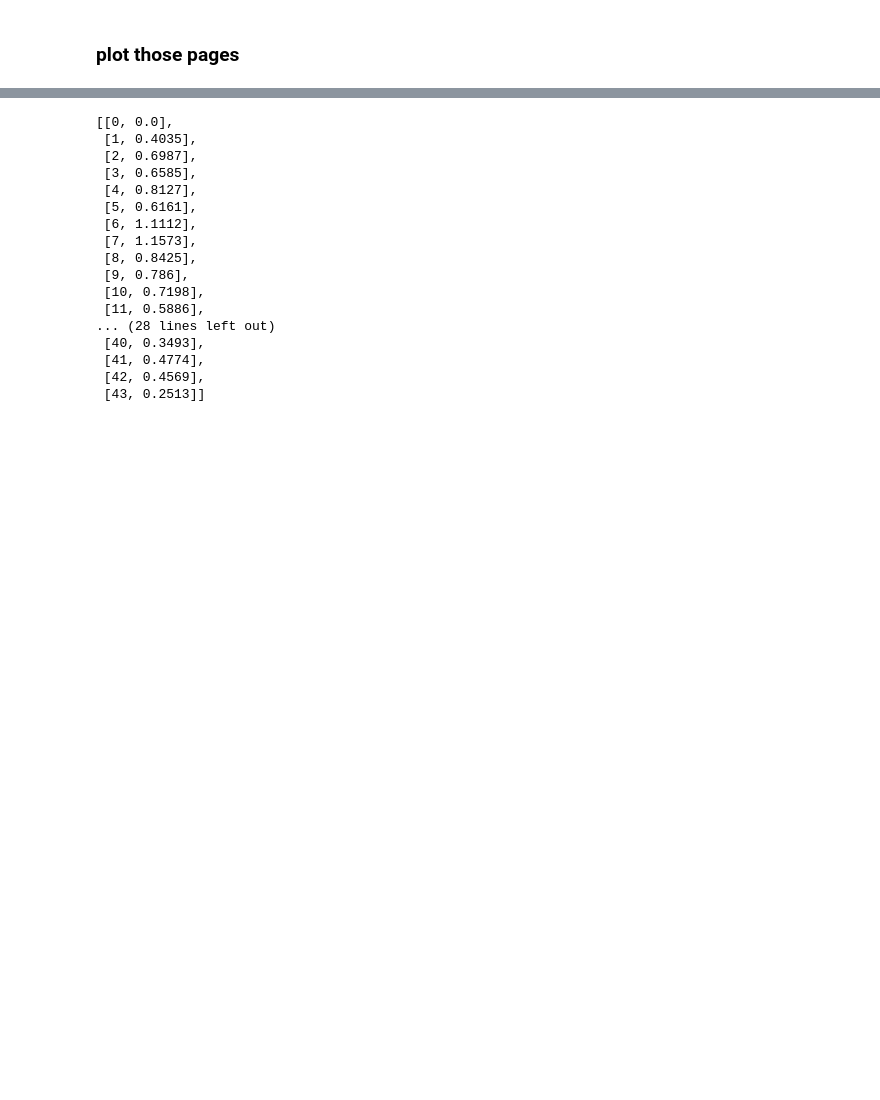
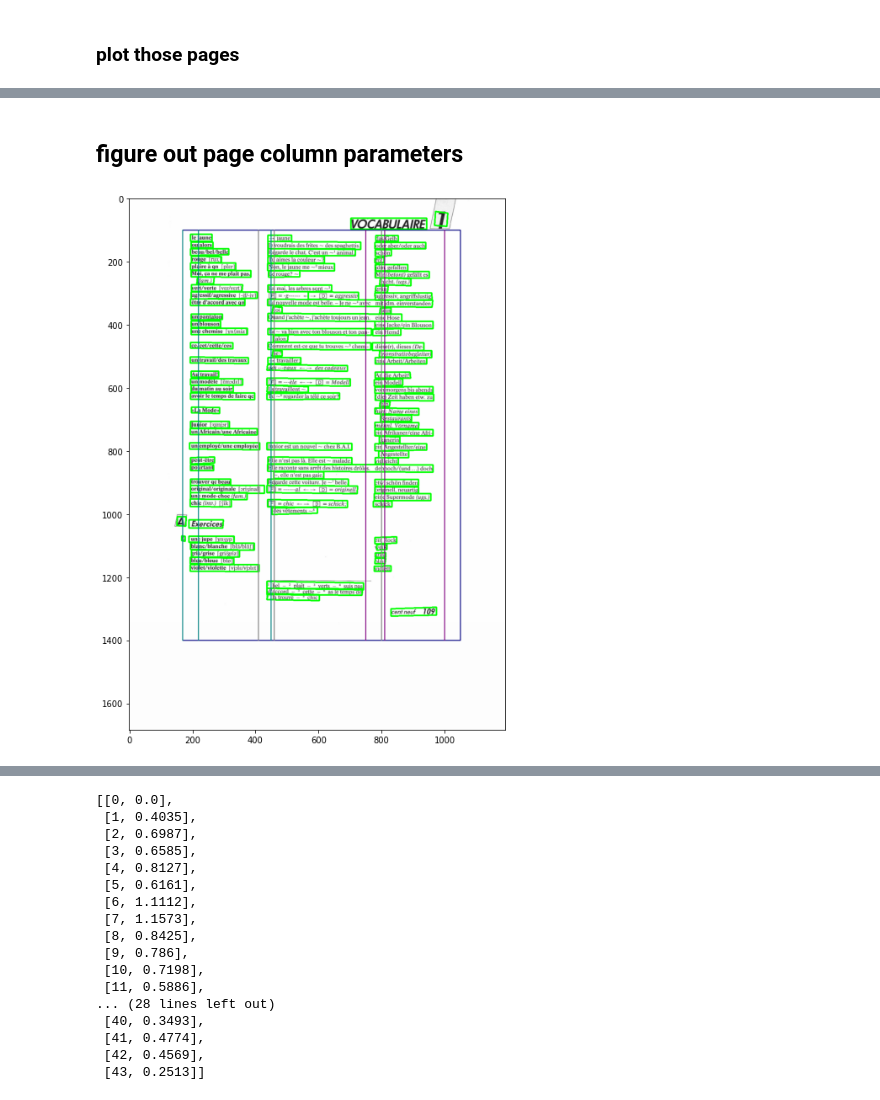
Before and after one commit to Dr-Nuke/voki, a Jupyter notebook: notebooks/voki.ipynb, the cells around one changed output, grey strips where cells are left out. Cells and saved outputs as stored; diff of their text form; code cells hidden in the pictures; blank space fills up the shorter version.

```diff
--- a/notebooks/voki.ipynb
+++ b/notebooks/voki.ipynb
@@ -120,0 +132,32 @@ for i,result in enumerate(results[:10]):
+# %% [markdown]
+## figure out page column parameters
+# %%
+i=0
+im = deepcopy(results[i]['im'])
+page_height,page_width,n_channels = im.shape
+line_thickness = 2
+
+props = {'left':
+         {'x':[170,220,450],
+          'col':(0, 128, 128)},
+         'right':
+         {'x':[750,810,1000],
+          'col':(128, 0, 128)},
+         'center':
+         {'x':[410,460,800],
+          'col':(128, 128, 128)}
+        }
+
+canvas_start = (170,100)
+canvas_end = (1050,1400)
+canvas_color = (0,0,128)
+
+im = cv2.rectangle(im, canvas_start, canvas_end, canvas_color, line_thickness)
+
+for prop,vals in props.items():
+    for x in vals['x']:
+        im = cv2.line(im, (x, canvas_start[1]), (x, canvas_end[1]), vals['col'], thickness=line_thickness)
+
+myimshow(im)
+# %% [output]
+[figure, added]
```
Also changed, not shown: parts of 13 cells of this notebook, 1 other file.
